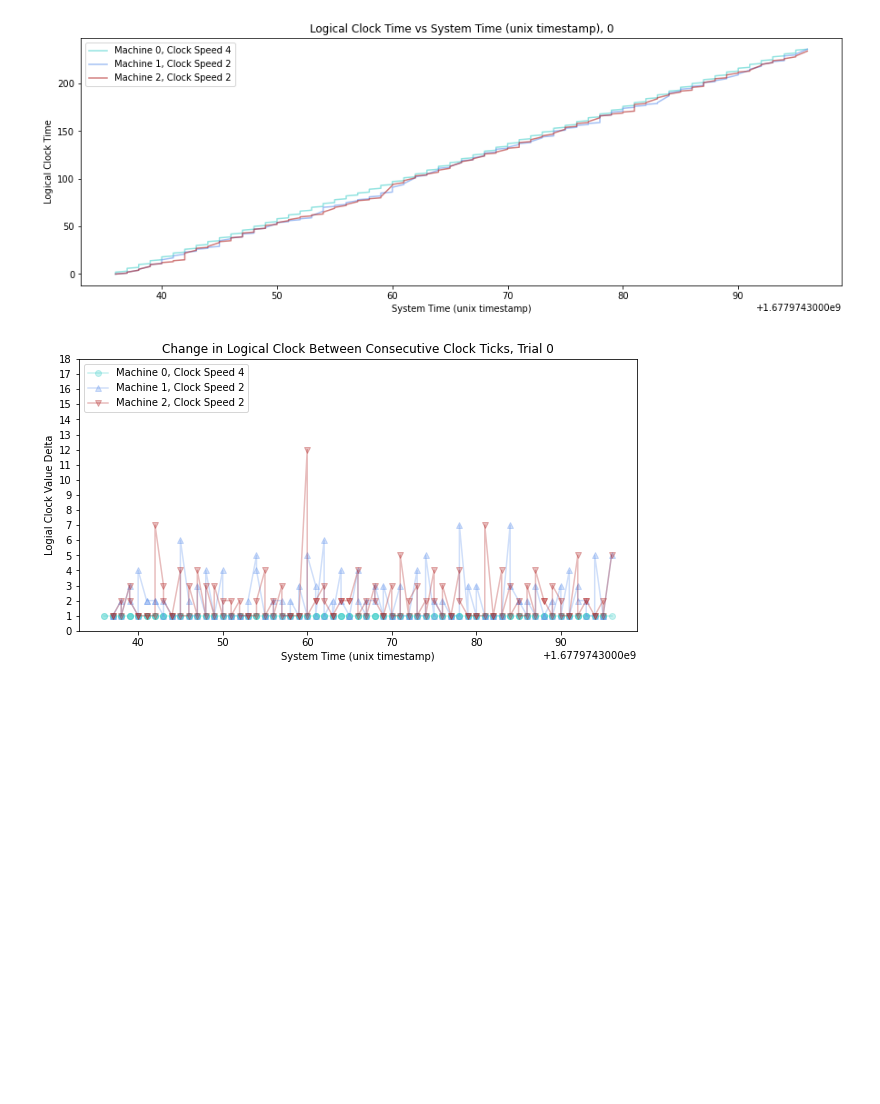
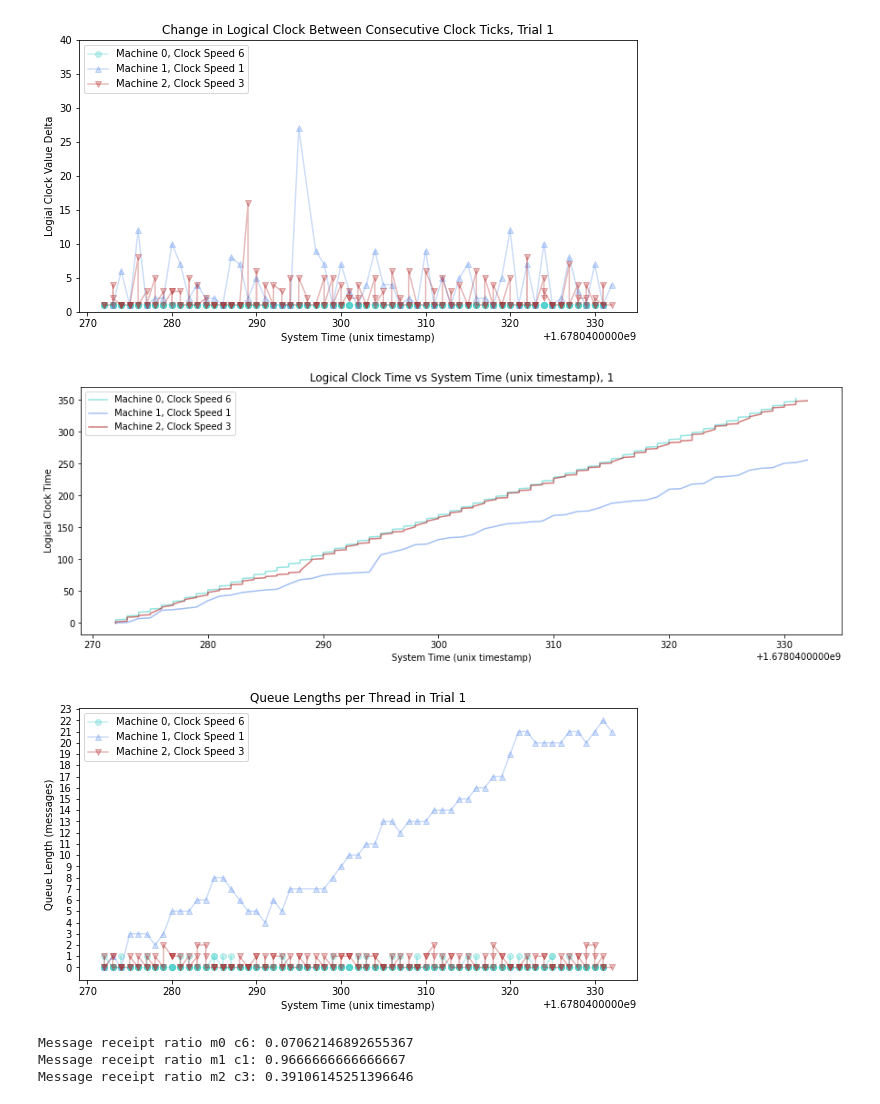
Before and after one commit to carolynwanf/CS262-logical-clocks, a Jupyter notebook: sharedMemoryImplementation/logicalClockAnalysis.ipynb, the cells around one changed output. Saved outputs shown, nothing was run; the diff lists cells and outputs as text; code cells hidden in the pictures; blank space fills up the shorter version.

```diff
--- a/sharedMemoryImplementation/logicalClockAnalysis.ipynb
+++ b/sharedMemoryImplementation/logicalClockAnalysis.ipynb
@@ -157,10 +4,0 @@ plot_lclock_deltas(hp_m0_t5_c3, hp_m1_t5_c4, hp_m2_t5_c2, 3, 4, 2, 5)
-# %%
-m0_c2 = pd.read_csv('./socketImplementation/machine0clock_speed4log.csv')
-m1_c1 = pd.read_csv('./socketImplementation/machine1clock_speed2log.csv')
-m2_c3 = pd.read_csv('./socketImplementation/machine2clock_speed2log.csv')
-
-plot_lclock_vs_systime(m0_c2, m1_c1, m2_c3, 4, 2, 2, 0)
-plot_lclock_deltas(m0_c2, m1_c1, m2_c3, 4, 2, 2, 0)
-# %% [output]
-[figure, removed]
-[figure, removed]
@@ -166,0 +65,38 @@ plot_lclock_deltas(m0_c2, m1_c1, m2_c3, 4, 2, 2, 0)
+# %%
+# Reading data for baseline trials
+t1_m0_c6 = pd.read_csv('./baselineTrials/trial1/machine0clock_speed6log.csv')
+t1_m1_c1 = pd.read_csv('./baselineTrials/trial1/machine1clock_speed1log.csv')
+t1_m2_c3 = pd.read_csv('./baselineTrials/trial1/machine2clock_speed3log.csv')
+
+t2_m0_c6 = pd.read_csv('./baselineTrials/trial2/machine0clock_speed6log.csv')
+t2_m1_c3 = pd.read_csv('./baselineTrials/trial2/machine1clock_speed3log.csv')
+t2_m2_c4 = pd.read_csv('./baselineTrials/trial2/machine2clock_speed4log.csv')
+
+t3_m0_c3 = pd.read_csv('./baselineTrials/trial3/machine0clock_speed3log.csv')
+t3_m1_c2 = pd.read_csv('./baselineTrials/trial3/machine1clock_speed2log.csv')
+t3_m2_c4 = pd.read_csv('./baselineTrials/trial3/machine2clock_speed4log.csv')
+
+t4_m0_c4 = pd.read_csv('./baselineTrials/trial4/machine0clock_speed4log.csv')
+t4_m1_c5 = pd.read_csv('./baselineTrials/trial4/machine1clock_speed5log.csv')
+t4_m2_c2 = pd.read_csv('./baselineTrials/trial4/machine2clock_speed2log.csv')
+
+t5_m0_c1 = pd.read_csv('./baselineTrials/trial5/machine0clock_speed1log.csv')
+t5_m1_c4 = pd.read_csv('./baselineTrials/trial5/machine1clock_speed4log.csv')
+t5_m2_c2 = pd.read_csv('./baselineTrials/trial5/machine2clock_speed2log.csv')
+# %%
+# Plotting for baseline trials
+
+plot_lclock_deltas(t1_m0_c6, t1_m1_c1, t1_m2_c3, 6, 1, 3, 1)
+plot_lclock_vs_systime(t1_m0_c6, t1_m1_c1, t1_m2_c3, 6, 1, 3, 1)
+plotQueueLengths(t1_m0_c6, t1_m1_c1, t1_m2_c3, 6, 1, 3, 1)
+
+print(f"Message receipt ratio m0 c6: {calculateMessageReceiptsRatio(t1_m0_c6)}")
+print(f"Message receipt ratio m1 c1: {calculateMessageReceiptsRatio(t1_m1_c1)}")
+print(f"Message receipt ratio m2 c3: {calculateMessageReceiptsRatio(t1_m2_c3)}")
+# %% [output]
+[figure, added]
+[figure, added]
+[figure, added]
+Message receipt ratio m0 c6: 0.07062146892655367
+Message receipt ratio m1 c1: 0.9666666666666667
+Message receipt ratio m2 c3: 0.39106145251396646
```
Also changed, not shown: parts of 32 cells of this notebook, 4 other files.
